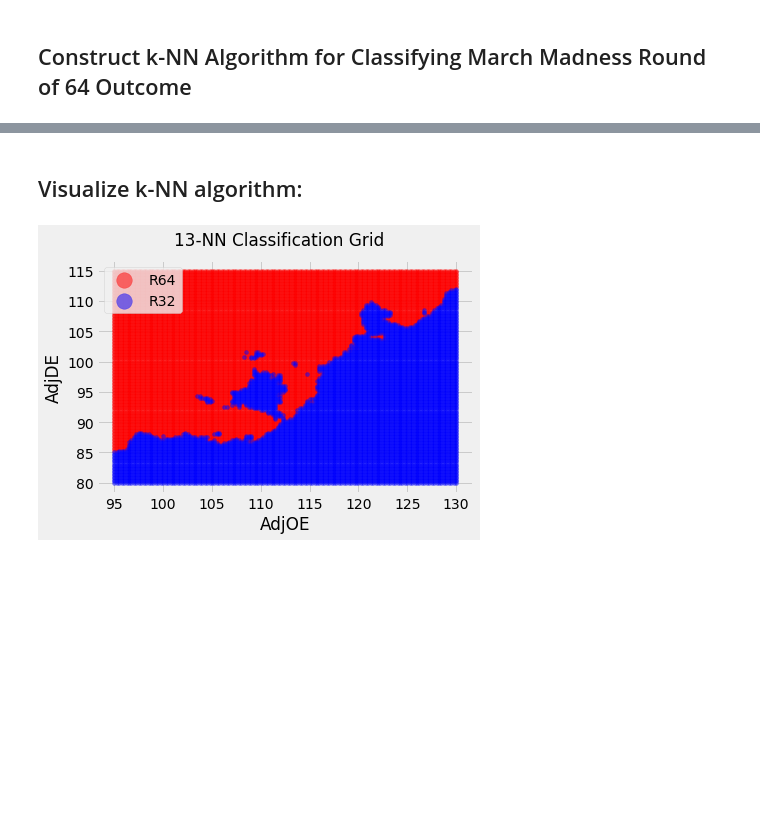
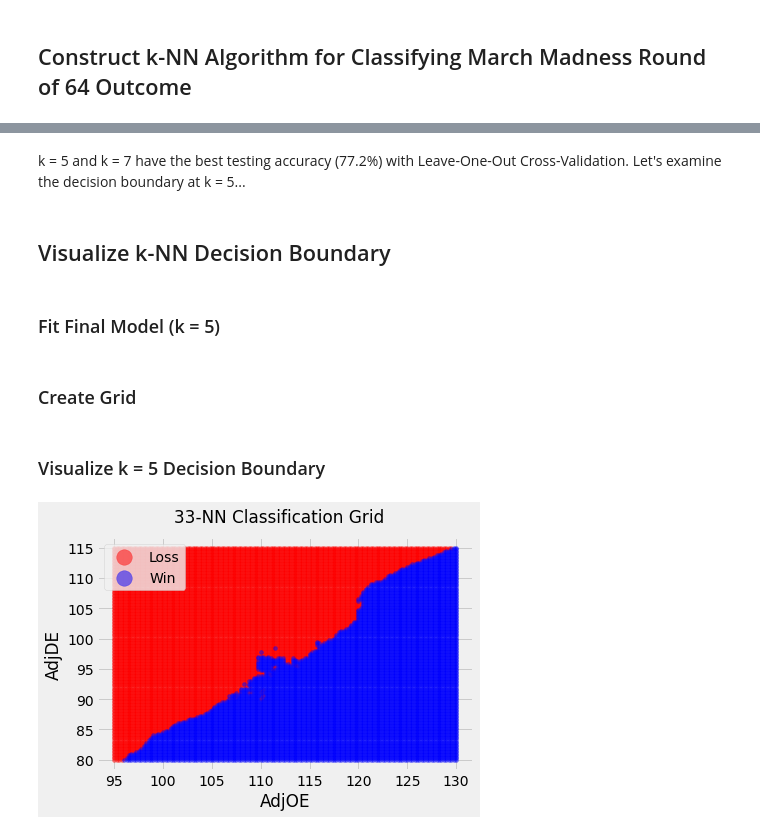
Before and after one commit to calvin5walters/k-NN_March_Madness_R64_Algorithm, a Jupyter notebook: March_Madness_R64_k-NN_Algorithm.ipynb, the cells around one changed output, grey strips where cells are left out. Saved outputs shown, nothing was run; the diff lists cells and outputs as text; code cells hidden in the pictures; blank space fills up the shorter version.

```diff
--- a/March_Madness_R64_k-NN_Algorithm.ipynb
+++ b/March_Madness_R64_k-NN_Algorithm.ipynb
@@ -478,2 +382,4 @@ optimal_k = 13
+# %% [markdown]
+k = 5 and k = 7 have the best testing accuracy (77.2%) with Leave-One-Out Cross-Validation. Let's examine the decision boundary at k = 5...
 # %% [markdown]
-## Visualize k-NN algorithm:
+## Visualize k-NN Decision Boundary
@@ -498,0 +386,2 @@ teams.finish = finishes
+# %% [markdown]
+### Fit Final Model (k = 5)
@@ -499,57 +394,39 @@ teams.finish = finishes
+# %% [markdown]
+### Create Grid
 # %%
 # for visualization - construct a grid of potential points for classifying
-x_array = make_array()
-y_array = make_array()
+
 # create arrays spanning the range of values of features
+x_array = []
+y_array = []
 for x in np.arange(95, 130.1, 0.25):
     for y in np.arange(80, 115.1, 0.25):
         x_array = np.append(x_array, x)
         y_array = np.append(y_array, y)
 
+# create grid
 test_grid = pd.DataFrame(
         {"AdjOE": x_array,
          "AdjDE": y_array})
 
-std_test_grid = pd.DataFrame(
-        {"AdjOE": standard_units(x_array),
-         "AdjDE": standard_units(y_array)})
-
-def create_grid(X_train, Y_train, test_grid, k = optimal_k):
-    knn = KNeighborsClassifier(n_neighbors = k, algorithm = 'brute')
-    fit = knn.fit(X_train, Y_train)
-    c = fit.predict(test_grid)
-    return c
-
-grid = create_grid(training_X, training_Y, std_test_grid, k = optimal_k)
+# predict outcome across entire grid
+grid_preds = knn.predict(test_grid)
-# %%
-# convert grid and data back to original units
-
-def original_units(x, orig_std, orig_mean):
-    "Convert any array of numbers from standard units back to original units."
-    return (x * orig_std) + orig_mean
-
-teams = pd.DataFrame(
-         {"AdjOE": original_units(teams.AdjOE, AdjOE_std, AdjOE_mean),
-          "AdjDE": original_units(teams.AdjDE, AdjDE_std, AdjDE_mean),
-          "finish": teams.finish})
-
-test_grid = pd.DataFrame(
-        {"AdjOE": original_units(std_test_grid.AdjOE, np.std(test_grid.AdjOE), np.mean(test_grid.AdjOE)),
-         "AdjDE": original_units(std_test_grid.AdjDE, np.std(test_grid.AdjDE), np.mean(test_grid.AdjDE))})
+# %% [markdown]
+### Visualize k = 5 Decision Boundary
 # %%
 # a visualization of the k-NN classification grid
 
 # k-NN algorithm
-plots.scatter(test_grid.AdjOE[grid == 1], test_grid.AdjDE[grid == 1],
+plots.scatter(test_grid.AdjOE[grid_preds == 1], test_grid.AdjDE[grid_preds == 1],
               color = 'red', alpha = 0.5, s = 15,
-              label = 'R64')
-plots.scatter(test_grid.AdjOE[grid == 2], test_grid.AdjDE[grid == 2],
+              label = 'Loss')
+plots.scatter(test_grid.AdjOE[grid_preds == 2], test_grid.AdjDE[grid_preds == 2],
               color = 'blue', alpha = 0.5, s = 15,
-             label = 'R32')
+              label = 'Win')
 
-plots.suptitle('13-NN Classification Grid')
+plots.suptitle(str(optimal_k) + '-NN Classification Grid')
 plots.legend(loc = "upper left", markerscale = 4)
 plots.xlabel('AdjOE')
 plots.ylabel('AdjDE');
 # %% [output]
-[figure, old version]
+[figure, new version]
```
Also changed, not shown: parts of 39 cells of this notebook.
